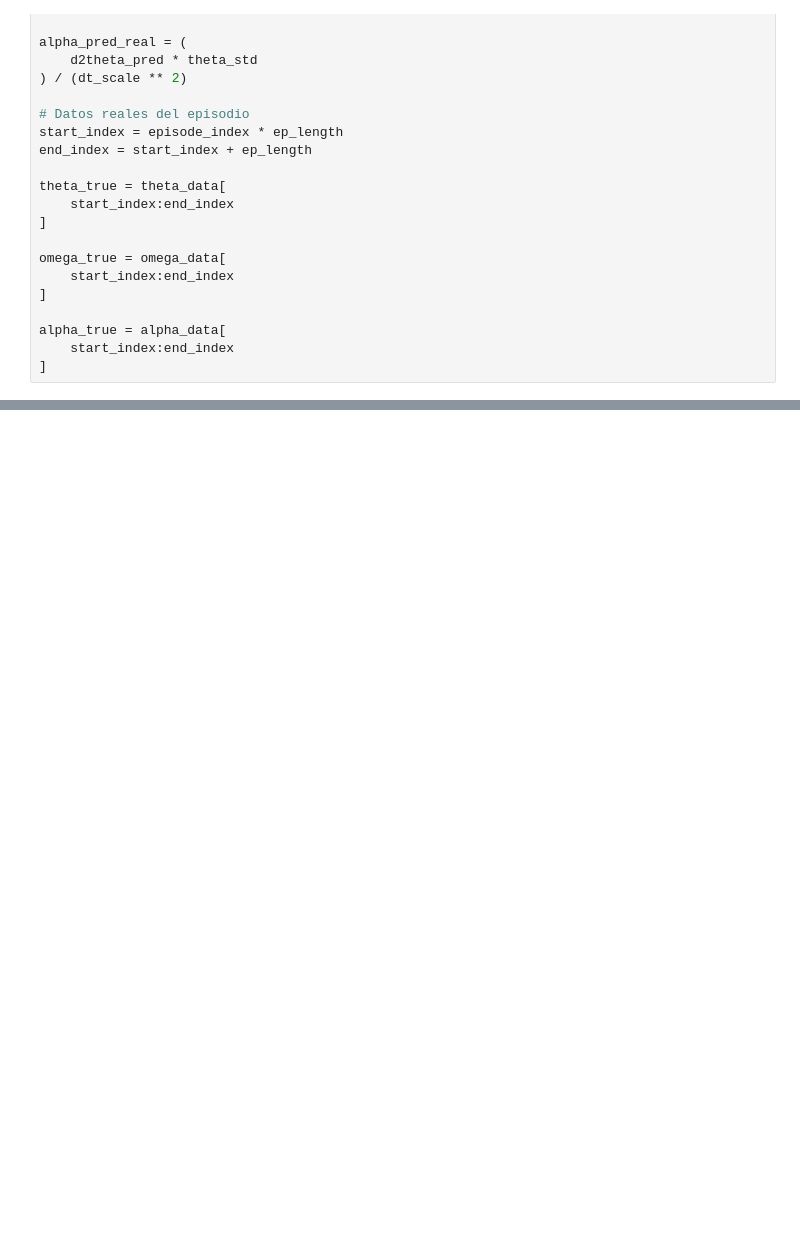
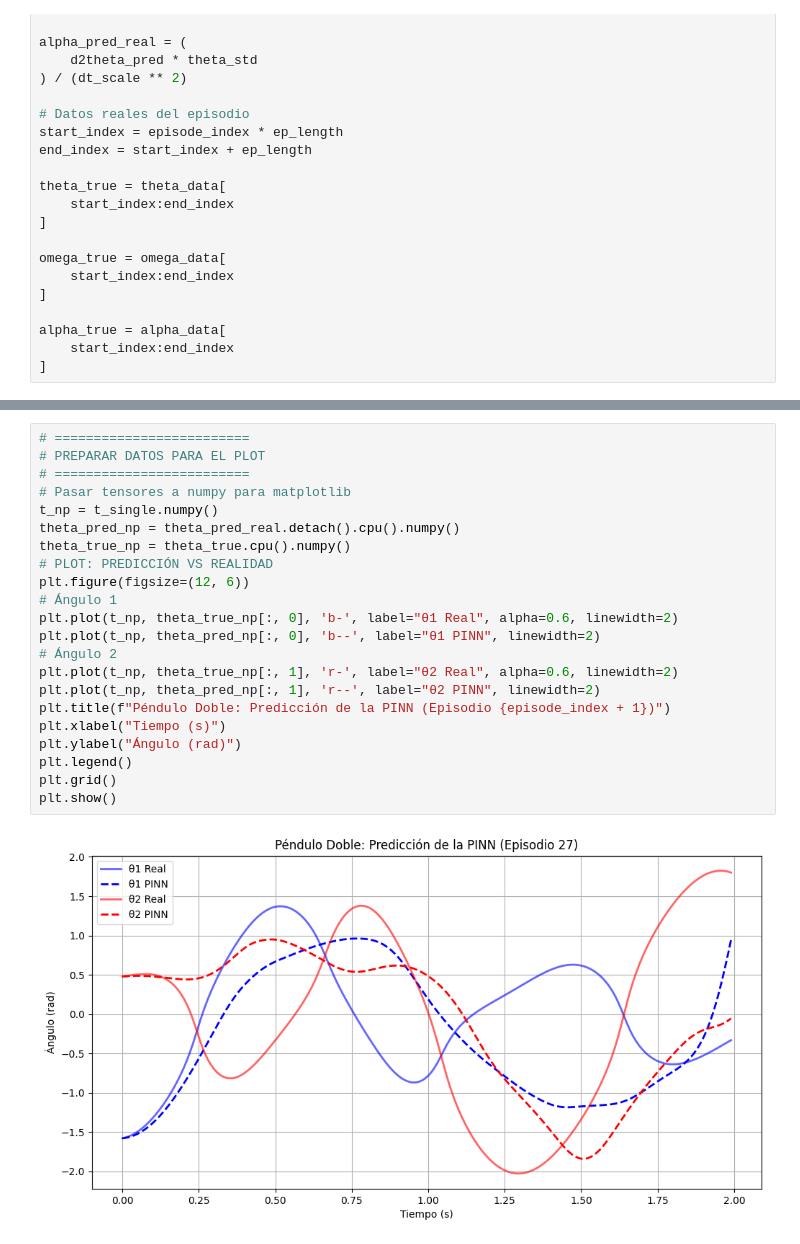
Before and after one commit to Gonzablanmar/PINN, a Jupyter notebook: PINN.ipynb, the cells around one changed output, grey strips where cells are left out. Cells and saved outputs as stored; diff of their text form; blank space fills up the shorter version.

```diff
--- a/PINN.ipynb
+++ b/PINN.ipynb
@@ -576,0 +643,24 @@ plt.show()
+# %%
+# =========================
+# PREPARAR DATOS PARA EL PLOT
+# =========================
+# Pasar tensores a numpy para matplotlib
+t_np = t_single.numpy()
+theta_pred_np = theta_pred_real.detach().cpu().numpy()
+theta_true_np = theta_true.cpu().numpy()
+# PLOT: PREDICCIÓN VS REALIDAD
+plt.figure(figsize=(12, 6))
+# Ángulo 1
+plt.plot(t_np, theta_true_np[:, 0], 'b-', label="θ1 Real", alpha=0.6, linewidth=2)
+plt.plot(t_np, theta_pred_np[:, 0], 'b--', label="θ1 PINN", linewidth=2)
+# Ángulo 2
+plt.plot(t_np, theta_true_np[:, 1], 'r-', label="θ2 Real", alpha=0.6, linewidth=2)
+plt.plot(t_np, theta_pred_np[:, 1], 'r--', label="θ2 PINN", linewidth=2)
+plt.title(f"Péndulo Doble: Predicción de la PINN (Episodio {episode_index + 1})")
+plt.xlabel("Tiempo (s)")
+plt.ylabel("Ángulo (rad)")
+plt.legend()
+plt.grid()
+plt.show()
+# %% [output]
+[figure, added]
```
Also changed, not shown: parts of 5 cells of this notebook, 1 other file.
